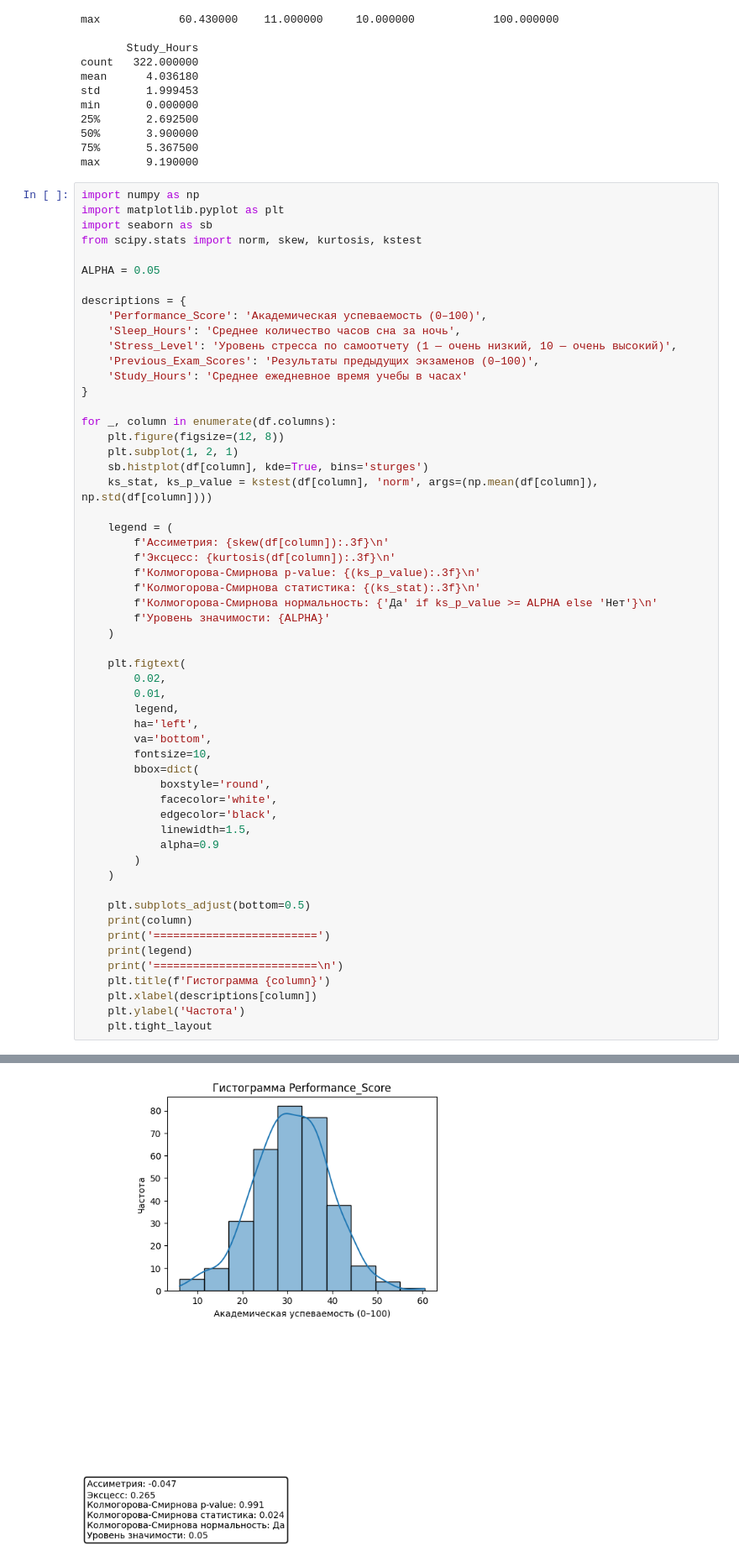
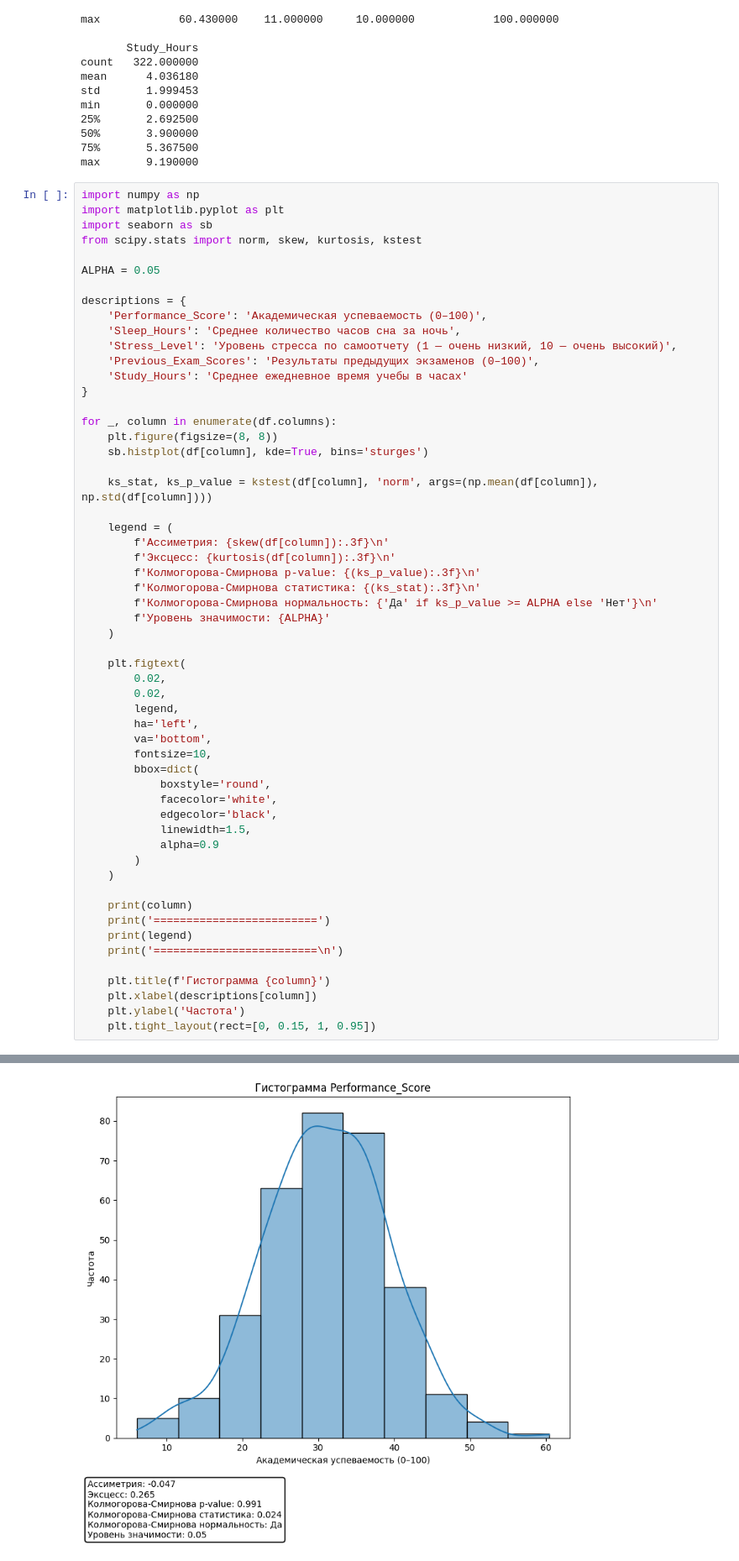
Before and after one commit to rochaldo1/Machine_Learning, a Jupyter notebook: lab_1.ipynb, the cells around one changed output, grey strips where cells are left out. Shown at 84% size. Cells and saved outputs as stored; diff of their text form.

Commit message:
histograms display fix

```diff
--- a/lab_1.ipynb
+++ b/lab_1.ipynb
@@ -101,9 +101,9 @@ descriptions = {
 }
 
 for _, column in enumerate(df.columns):
-    plt.figure(figsize=(12, 8))
-    plt.subplot(1, 2, 1)
+    plt.figure(figsize=(8, 8))
     sb.histplot(df[column], kde=True, bins='sturges')
+
     ks_stat, ks_p_value = kstest(df[column], 'norm', args=(np.mean(df[column]), np.std(df[column])))
 
     legend = (
@@ -117,7 +117,7 @@ for _, column in enumerate(df.columns):
 
     plt.figtext(
         0.02,
-        0.01,
+        0.02,
         legend,
         ha='left',
         va='bottom',
@@ -129,33 +129,33 @@ for _, column in enumerate(df.columns):
             linewidth=1.5,
             alpha=0.9
         )
     )
 
-    plt.subplots_adjust(bottom=0.5)
     print(column)
     print('=========================')
     print(legend)
     print('=========================\n')
+
     plt.title(f'Гистограмма {column}')
     plt.xlabel(descriptions[column])
     plt.ylabel('Частота')
-    plt.tight_layout
+    plt.tight_layout(rect=[0, 0.15, 1, 0.95])
 # %% [output]
 Performance_Score
 =========================
 Ассиметрия: -0.047
 Эксцесс: 0.265
 Колмогорова-Смирнова p-value: 0.991
 Колмогорова-Смирнова статистика: 0.024
 Колмогорова-Смирнова нормальность: Да
 Уровень значимости: 0.05
 =========================
 
 Sleep_Hours
 =========================
 ... (33 lines left out)
 Колмогорова-Смирнова статистика: 0.035
 Колмогорова-Смирнова нормальность: Да
 Уровень значимости: 0.05
 =========================
-[figure, old version]
+[figure, new version]
```
Also changed, not shown: parts of 1 cell of this notebook.
